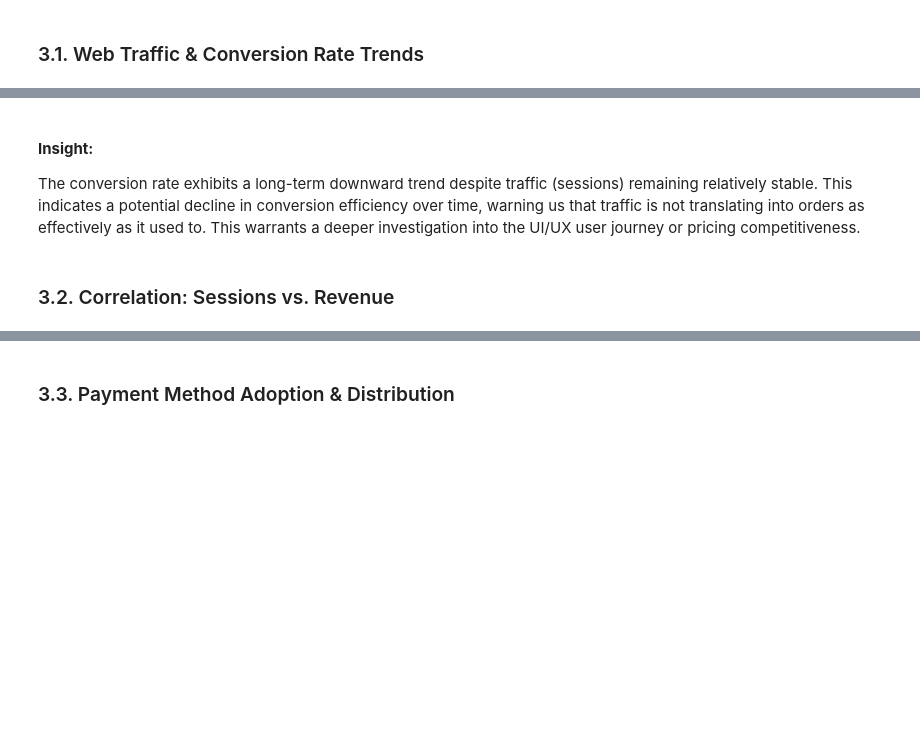
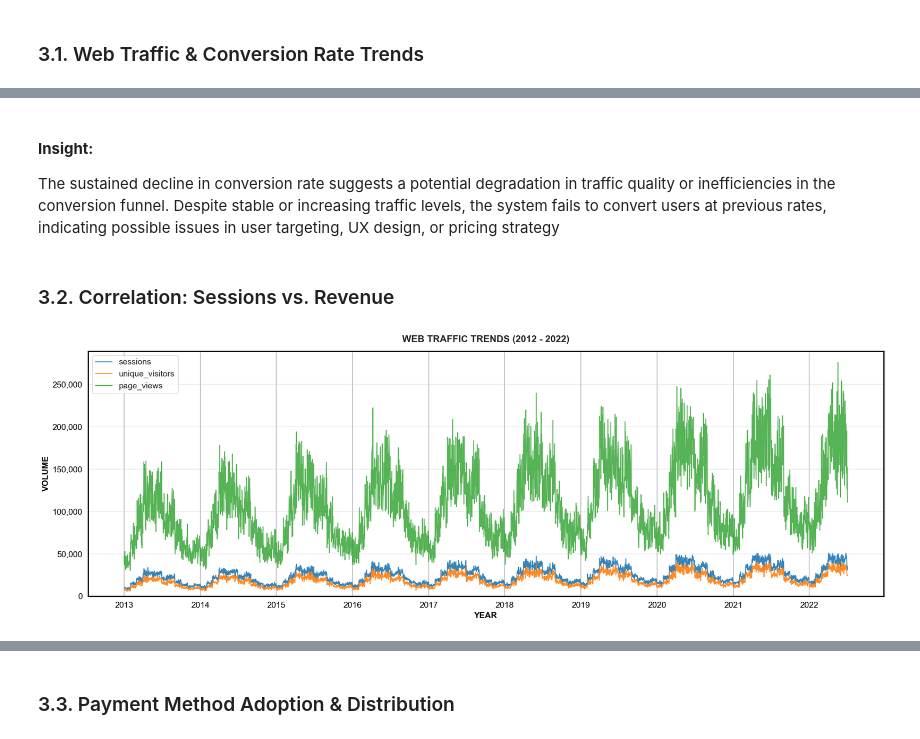
Before and after one commit to tuongvii2327/TayThanh_Datathon_2026, a Jupyter notebook: notebooks/03_EDA_traffic_payment.ipynb, the cells around one changed output, grey strips where cells are left out. Saved outputs shown, nothing was run; the diff lists cells and outputs as text; code cells hidden in the pictures; blank space fills up the shorter version.

Commit message:
edit 03_EDA_traffic_payment and 04_EDA_customer_promotion

```diff
--- a/notebooks/03_EDA_traffic_payment.ipynb
+++ b/notebooks/03_EDA_traffic_payment.ipynb
@@ -177,6 +200,72 @@ plt.show()
 # %% [markdown]
 #### **Insight:**
-The conversion rate exhibits a long-term downward trend despite traffic (sessions) remaining relatively stable. This indicates a potential decline in conversion efficiency over time, warning us that traffic is not translating into orders as effectively as it used to. This warrants a deeper investigation into the UI/UX user journey or pricing competitiveness.
+The sustained decline in conversion rate suggests a potential degradation in traffic quality or inefficiencies in the conversion funnel. Despite stable or increasing traffic levels, the system fails to convert users at previous rates, indicating possible issues in user targeting, UX design, or pricing strategy
 # %% [markdown]
 ### 3.2. Correlation: Sessions vs. Revenue
+# %%
+# --- 1. FILTER DATA ---
+start_date = pd.to_datetime('2012-07-04')
+end_date = pd.to_datetime('2022-07-04')
+
+df_check = df_master[
+    (df_master['Date'] >= start_date) &
+    (df_master['Date'] <= end_date)
+].copy()
+
+# --- 2. AGGREGATE DATA ---
+# Using 'mean' to avoid duplication if df_master has multiple entries per date
+daily_traffic = df_check.groupby('Date').agg({
+    'sessions': 'mean',
+    'unique_visitors': 'mean',
+    'page_views': 'mean'
+})
+
+# --- 3. PLOT ---
+fig, ax = plt.subplots(figsize=(20, 7))
+
+# Plot the three traffic metrics with standard colors
+ax.plot(daily_traffic.index, daily_traffic['sessions'],
+        color='#1f77b4', linewidth=1.5, alpha=0.9, label='sessions')
+
+ax.plot(daily_traffic.index, daily_traffic['unique_visitors'],
+        color='#ff7f0e', linewidth=1.5, alpha=0.9, label='unique_visitors')
+
+ax.plot(daily_traffic.index, daily_traffic['page_views'],
+        color='#2ca02c', linewidth=1.5, alpha=0.8, label='page_views')
+
+# Formatting X and Y axis labels (Bold, Black, Size 14)
+ax.set_xlabel('YEAR', fontsize=14, fontweight='bold', color='black')
+ax.set_ylabel('VOLUME', fontsize=14, fontweight='bold', color='black')
+ax.tick_params(axis='both', labelsize=14, labelcolor='black')
+
+# Formatting X-axis to show only years with a 1-year interval
+ax.xaxis.set_major_locator(mdates.YearLocator(1))
+ax.xaxis.set_major_formatter(mdates.DateFormatter('%Y'))
+
+# Formatting Y-axis to show comma separators for thousands (e.g., 250,000)
+ax.yaxis.set_major_formatter(FuncFormatter(lambda x, pos: f'{int(x):,}'))
+
+# Ensure the lower limit starts at 0 for a realistic scale
+ax.set_ylim(bottom=0)
+
+# Bold borders for the chart area
+for spine in ['top', 'bottom', 'left', 'right']:
+    ax.spines[spine].set_linewidth(2)
+    ax.spines[spine].set_color('black')
+
+# Legend formatting
+ax.legend(loc='upper left', fontsize=14)
+
+# Title and Grid formatting
+plt.title('WEB TRAFFIC TRENDS (2012 - 2022)',
+          fontsize=16, fontweight='bold', pad=15)
+
+# Separate grid styling for X and Y axes
+ax.grid(axis='y', linestyle='-', alpha=0.5)
+ax.grid(axis='x', linestyle='-', linewidth=1.2, color='gray', alpha=0.6)
+
+plt.tight_layout()
+plt.show()
+# %% [output]
+[figure, added]
 # %%
```
Also changed, not shown: parts of 4 cells of this notebook, 1 other file.
